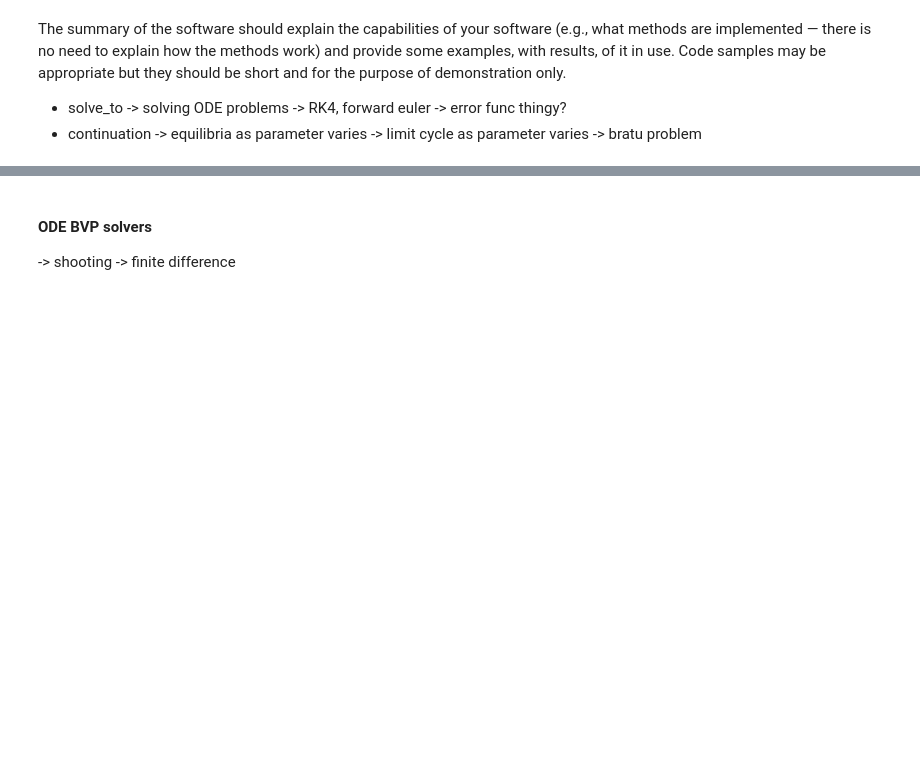
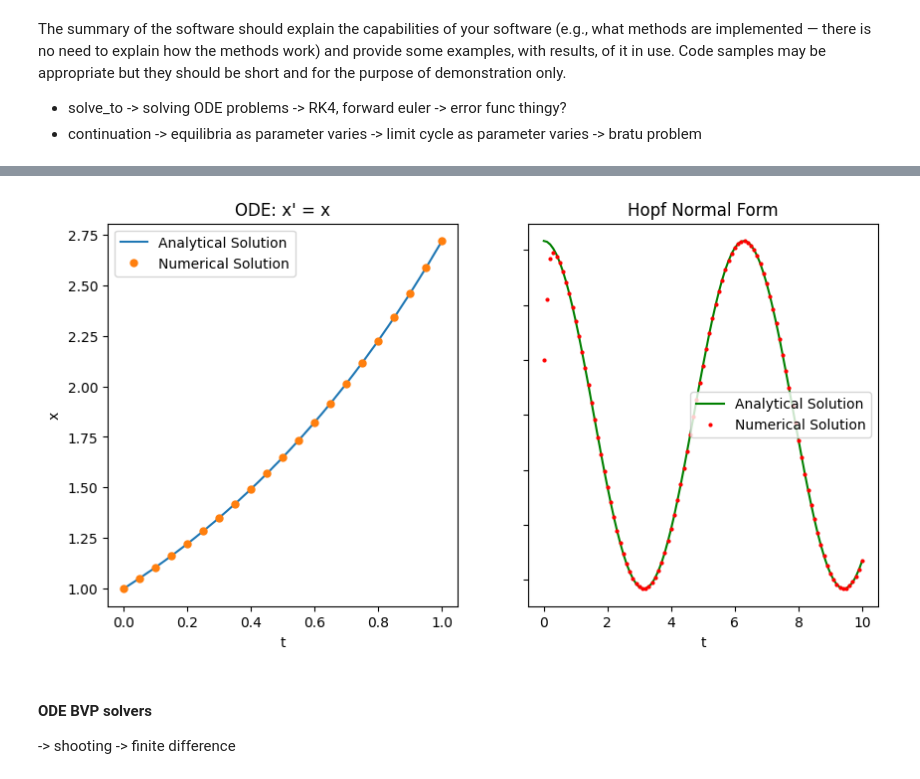
Before and after one commit to MikeJohnson424/emat30008, a Jupyter notebook: report.ipynb, the cells around one changed output, grey strips where cells are left out. Cells and saved outputs as stored; diff of their text form; code cells hidden in the pictures; blank space fills up the shorter version.

Commit message:
Solve to now correctly accounts for new way of inputting t. Adjust docstring for diffusion_solver. Continued work on report.

```diff
--- a/report.ipynb
+++ b/report.ipynb
@@ -49,3 +56,36 @@ The summary of the software should explain the capabilities of your software (e.
+# %%
+from integrate import solve_to
+from functions import f
+
+result = solve_to(func = f,x0 = [1],t = [0,1],parameters = None,deltat_max = 0.05,method = 'RK4')
+x = result.x[0]
+t = result.t_space
+
+fig, axs = plt.subplots(1, 2, figsize=(10, 5))
+axs[0].plot(t,np.exp(t), label = 'Analytical Solution')
+axs[0].plot(t,x,'o',markersize = 5,label = 'Numerical Solution')
+axs[0].set_title("ODE: x' = x")
+axs[0].set(xlabel='t', ylabel='x')
+axs[0].legend(loc="best")
+
+from functions import hopf_normal_form, hopf_normal_form_sol
+
+beta = 10
+result = solve_to(func=hopf_normal_form, x0=[0, 1], t=[0, 10], parameters=[beta, -1], deltat_max=0.1, method='RK4')
+x = result.x[1]
+t = result.t_space
+
+axs[1].plot(t, hopf_normal_form_sol(t, beta, 0)[1], color='green', label='Analytical Solution')
+axs[1].plot(t, x, 'o', color='red', markersize=2, label='Numerical Solution')
+axs[1].set_title("Hopf Normal Form")
+axs[1].set(xlabel='t', ylabel='x')
+axs[1].legend(loc="best")
+
+
+for ax in axs.flat:
+    ax.label_outer()
+# %% [output]
+[figure, added]
 # %% [markdown]
 #### ODE BVP solvers
 
```
Also changed, not shown: parts of 9 cells of this notebook, 6 other files.
